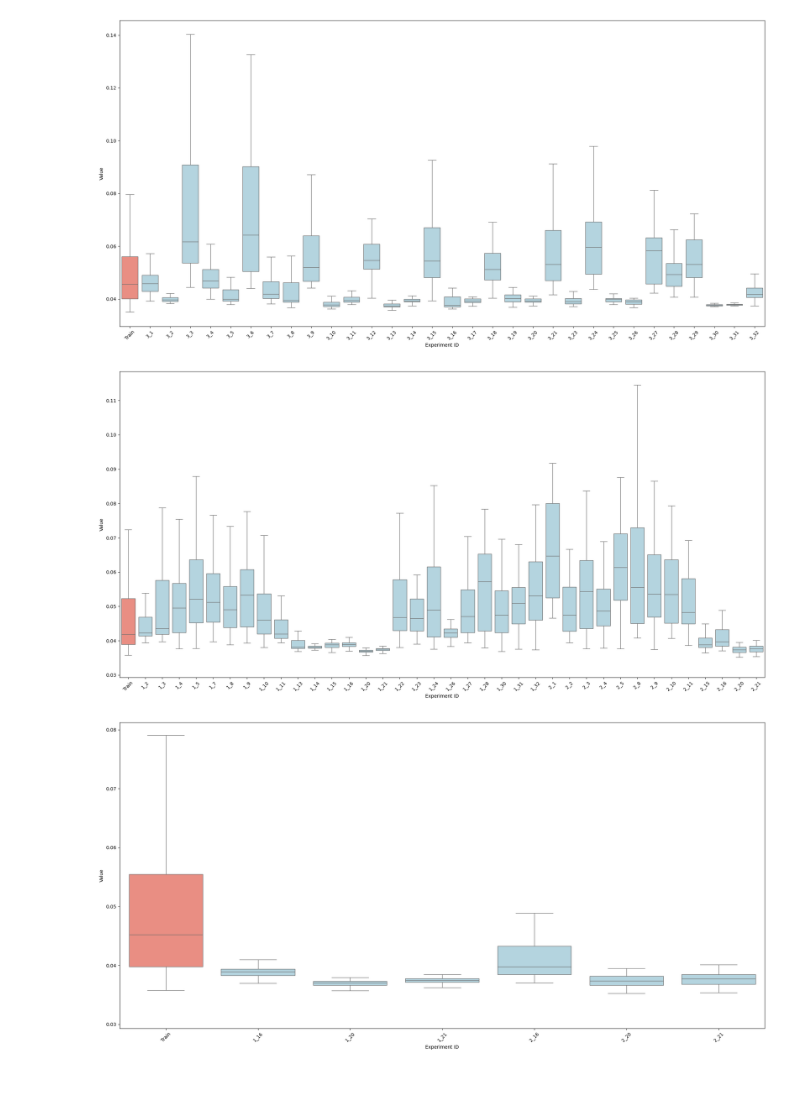
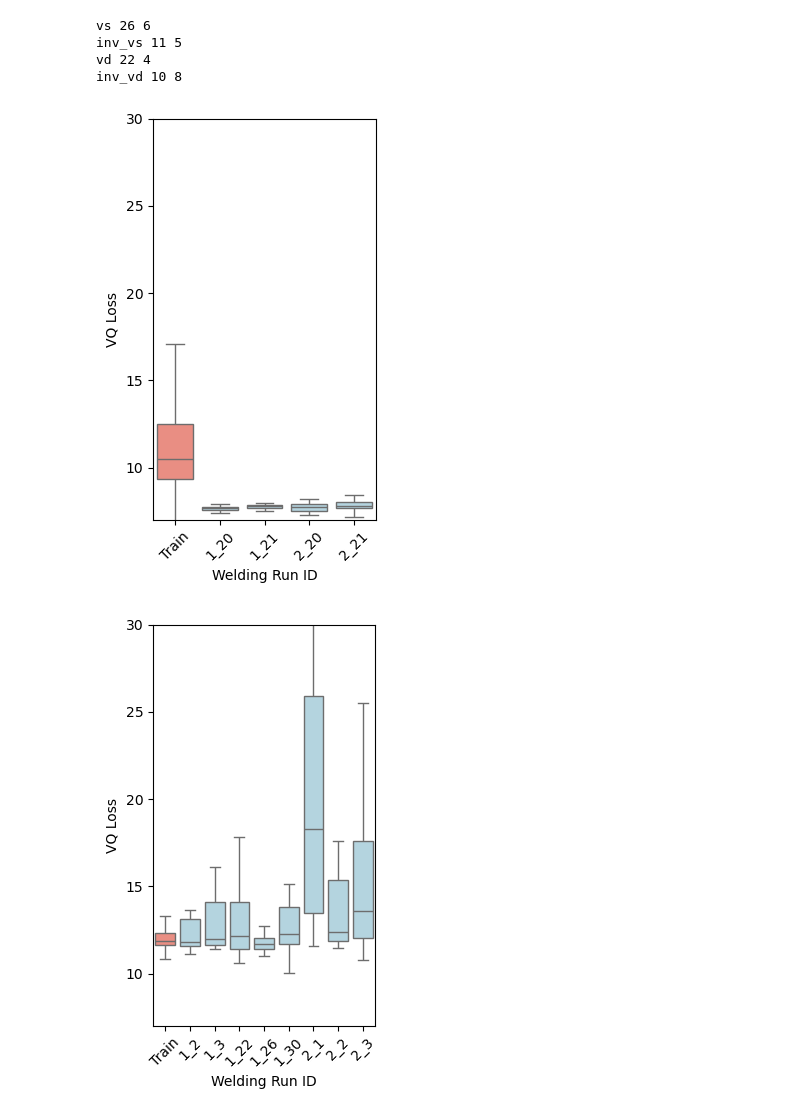
Before and after one commit to Vinfeno/Out-of-Distribution-Detection-in-a-VQ-VAE-for-Enhanced-Arc-Welding-Predictions, a Jupyter notebook: Plotting.ipynb, the cells around one changed output. Saved outputs shown, nothing was run; the diff lists cells and outputs as text; code cells hidden in the pictures; blank space fills up the shorter version.

Commit message:
plot improvements

```diff
--- a/Plotting.ipynb
+++ b/Plotting.ipynb
@@ -3,15 +33,49 @@ from VQ_Loss_Plotter import VQ_Loss_Plotter
+# %%
+n_all = len(all_runs)
+n_vs_test = len(vs_test)
+n_vs_val = len(vs_val)
+n_vd_test = len(vd_test)
+n_vd_val = len(vd_val)
+n_inv_vs_test = len(inv_vs_test)
+n_inv_vs_val = len(inv_vs_val)
+n_inv_vd_test = len(inv_vd_test)
+n_inv_vd_val = len(inv_vd_val)
+print("vs", n_all-n_vs_test-n_vs_val, n_vs_test)
+print("inv_vs", n_all-n_inv_vs_test-n_inv_vs_val, n_inv_vs_test)
+print("vd", n_all-n_vd_test-n_vd_val, n_vd_test)
+print("inv_vd", n_all-n_inv_vd_test-n_inv_vd_val, n_inv_vd_test)
+# %% [output]
+vs 26 6
+inv_vs 11 5
+vd 22 4
+inv_vd 10 8
 # %%
 plotter = VQ_Loss_Plotter()
 # %%
-for split in ["ex", "ex-inv", "vs", "vd", "vs-inv", "vd-inv"]:
-    plotter.make_boxplot_all_data(
-        title=f"Trained on all data, tested on {split}",
-        data_split=f"{split}",
-        image_path="images/All/",
-        file_name=f"all_{split}",
-        model_path="model_checkpoints/VQ-VAE-Patch/All/VQ-VAE-Patch-asimow-all-split-epochs=50-nEmb=256-beta=1e-06.ckpt"
-        )
+# for split in ["ex", "ex-inv", "vs", "vd", "vs-inv", "vd-inv"]:
+#     for beta in  [0.25, 1e-06]:
+#         plotter.make_boxplot_all_data(
+#             title=f"Trained on all data, tested on {split}",
+#             data_split=f"{split}",
+#             image_path="images/All/",
+#             file_name=f"all_{split}_{beta}",
+#             model_path=f"model_checkpoints/VQ-VAE-Patch/All/VQ-VAE-Patch-asimow-all-split-epochs=50-nEmb=256-beta={beta}.ckpt"
+#             )
+
+plotter.boxplots(
+    data_splits=["vd", "vd-inv"],
+    epochs=[50],
+    betas=[1e-06],
+    embeddings=[256],
+    image_path="images/final/",
+    # title="test",
+    # file_name="",
+    auto_filenames=True,
+    figsize=(3, 5),
+    rotation=45,
+    ylim=(7, 30)
+
+)
 # %% [output]
-[figure, old version]
+[figure, new version]
-[figure, old version]
+[figure, new version]
-[figure, removed]
```
Also changed, not shown: parts of 9 cells of this notebook, 1 other file.
